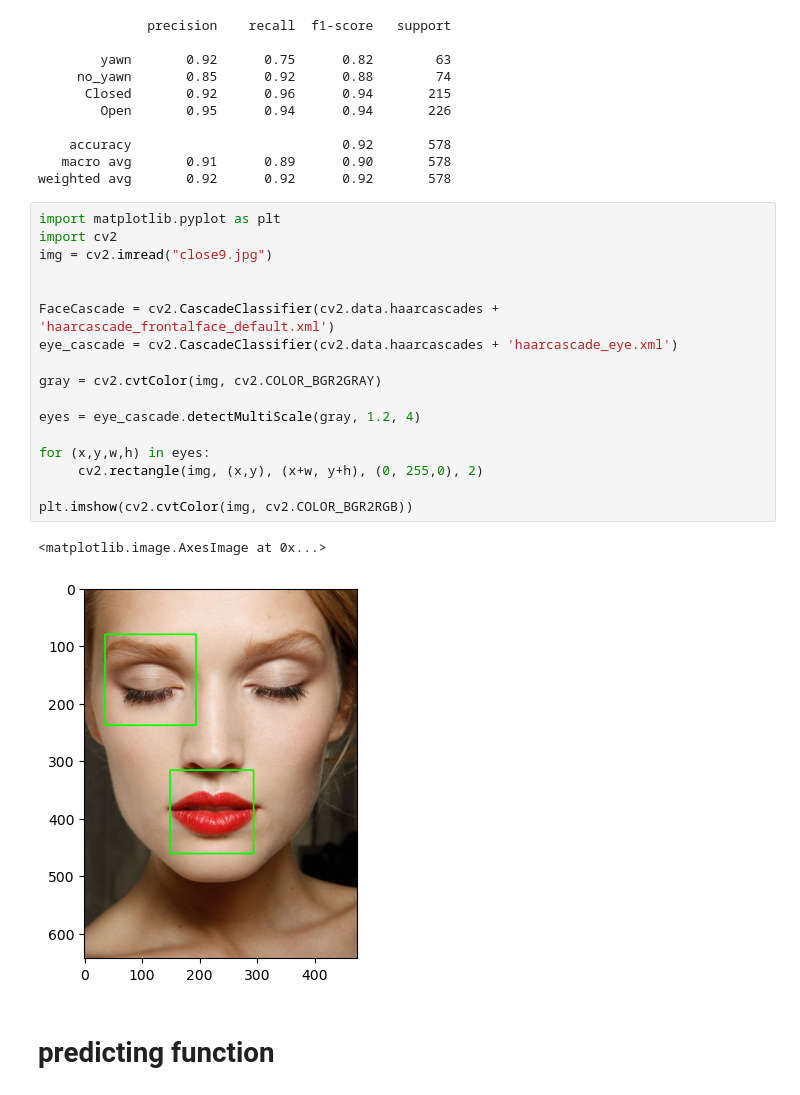
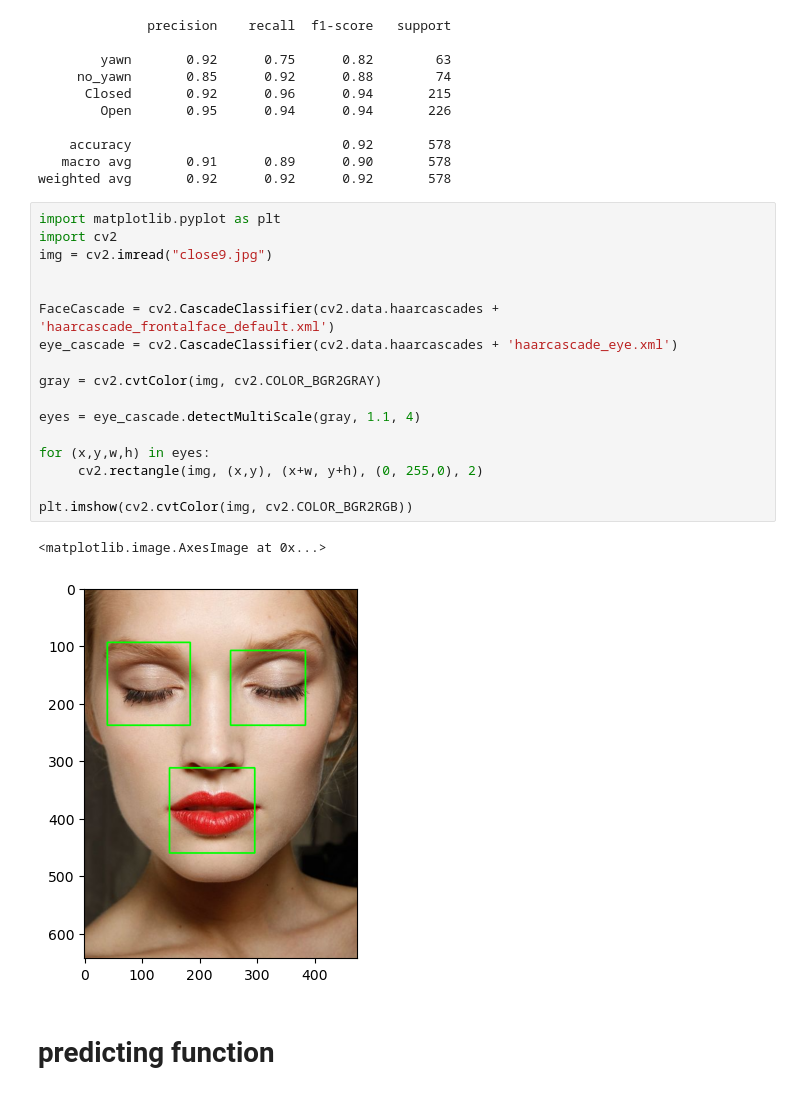
Before and after one commit to DireshDavid/SDGP_CS_18, a Jupyter notebook: driver-drowsiness_notebook1.ipynb, the cells around one changed output. Drawn from its saved outputs; the diff is of its cells as text.

```diff
--- a/driver-drowsiness_notebook1.ipynb
+++ b/driver-drowsiness_notebook1.ipynb
@@ -308,23 +308,23 @@ weighted avg       0.92      0.92      0.92       578
 # %%
 import matplotlib.pyplot as plt
 import cv2
 img = cv2.imread("close9.jpg")
 
 
 FaceCascade = cv2.CascadeClassifier(cv2.data.haarcascades + 'haarcascade_frontalface_default.xml')
 eye_cascade = cv2.CascadeClassifier(cv2.data.haarcascades + 'haarcascade_eye.xml')
 
 gray = cv2.cvtColor(img, cv2.COLOR_BGR2GRAY)
 
-eyes = eye_cascade.detectMultiScale(gray, 1.2, 4)
+eyes = eye_cascade.detectMultiScale(gray, 1.1, 4)
 
 for (x,y,w,h) in eyes:
      cv2.rectangle(img, (x,y), (x+w, y+h), (0, 255,0), 2)
 
 plt.imshow(cv2.cvtColor(img, cv2.COLOR_BGR2RGB))
 # %% [output]
 <matplotlib.image.AxesImage at 0x...>
-[figure, old version]
+[figure, new version]
 # %% [markdown]
 # predicting function
 # %%
```
Also changed, not shown: parts of 8 cells of this notebook, 2 other files.
